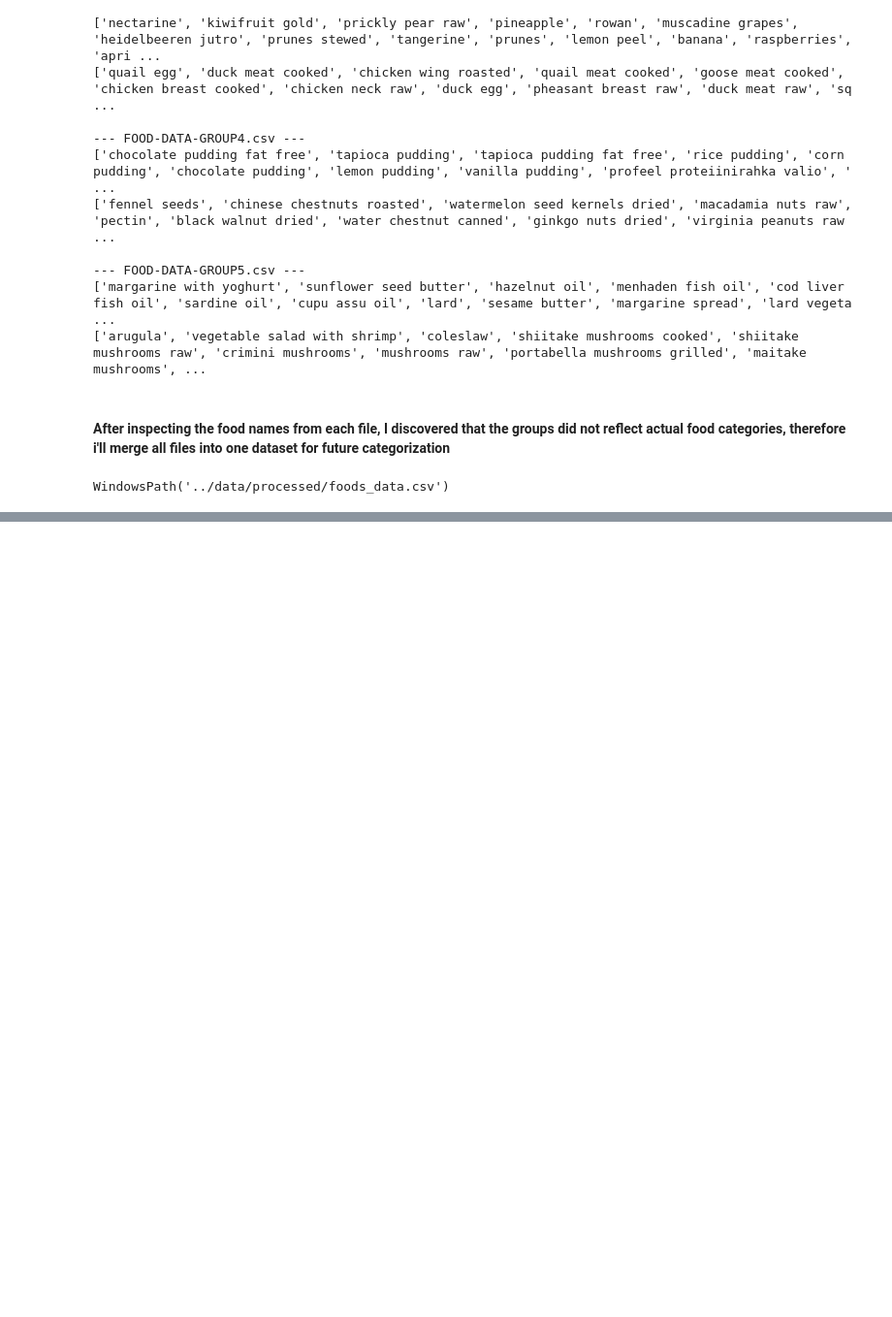
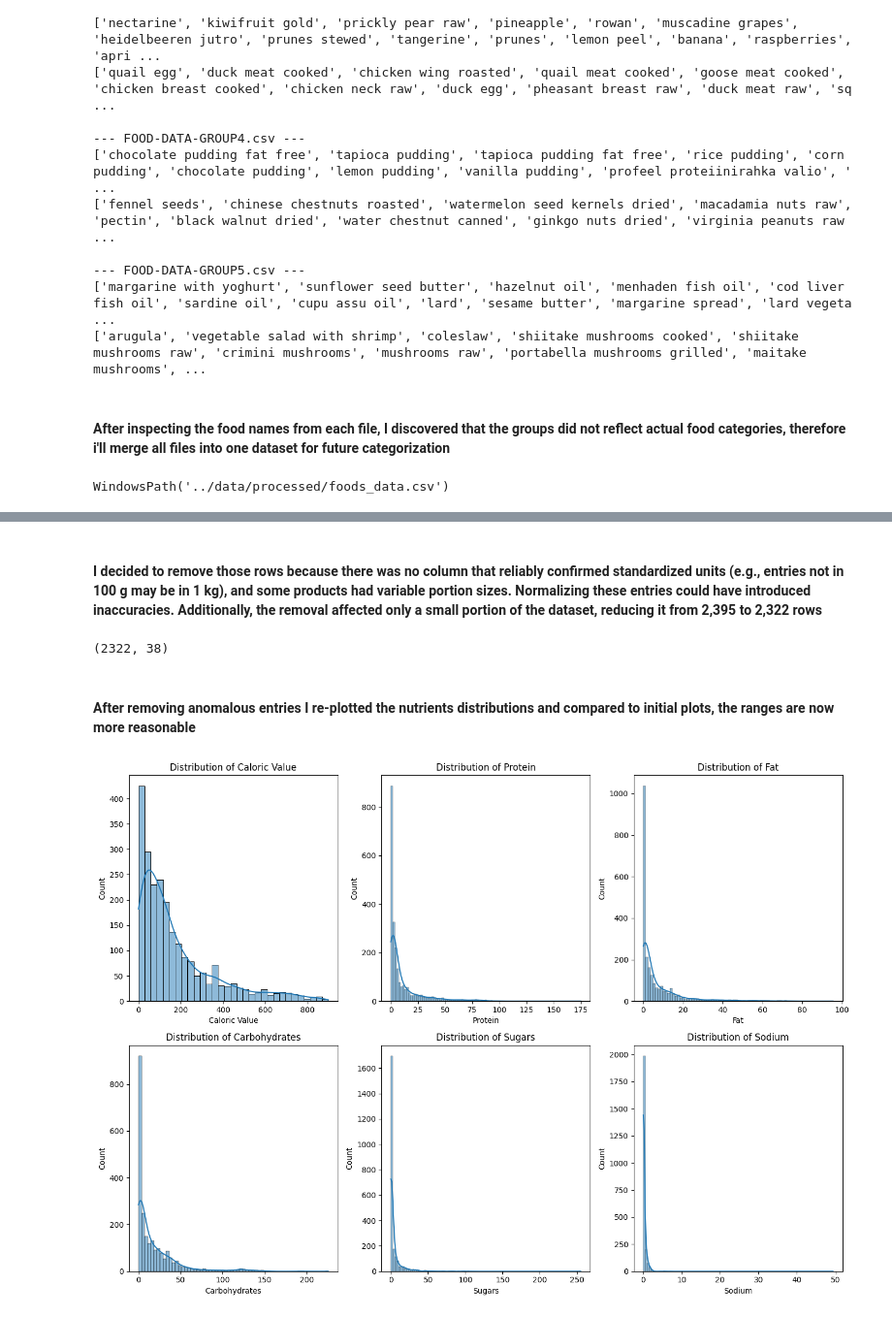
Before and after one commit to barribam/muscle-building-food-analysis, a Jupyter notebook: notebooks/01_exploration.ipynb, the cells around one changed output, grey strips where cells are left out. Shown at 97% size. Drawn from its saved outputs; the diff is of its cells as text; code cells hidden in the pictures; blank space fills up the shorter version.

```diff
--- a/notebooks/01_exploration.ipynb
+++ b/notebooks/01_exploration.ipynb
@@ -65,0 +258,2 @@ WindowsPath('../data/processed/foods_data.csv')
+# %%
+df["kcal_per_g"] = df["Caloric Value"] / 100
@@ -65,0 +278,23 @@ WindowsPath('../data/processed/foods_data.csv')
+# %%
+df = df[df["Caloric Value"] <= 900]
+# %% [markdown]
+#### I decided to remove those rows because there was no column that reliably confirmed standardized units (e.g., entries not in 100 g may be in 1 kg), and some products had variable portion sizes. Normalizing these entries could have introduced inaccuracies. Additionally, the removal affected only a small portion of the dataset, reducing it from 2,395 to 2,322 rows
+# %%
+df = df.drop(columns=['kcal_per_g'])
+df.shape
+# %% [output]
+(2322, 38)
+# %% [markdown]
+#### After removing anomalous entries I re-plotted the nutrients distributions and compared to initial plots, the ranges are now more reasonable
+# %%
+plt.figure(figsize=(14, 10))
+
+for i, col in enumerate(nutrients, 1):
+    plt.subplot(2, 3, i)
+    sns.histplot(df[col], kde=True)
+    plt.title(f"Distribution of {col}")
+
+plt.tight_layout()
+plt.show()
+# %% [output]
+[figure, added]
```
Also changed, not shown: parts of 27 cells of this notebook, 1 other file.
